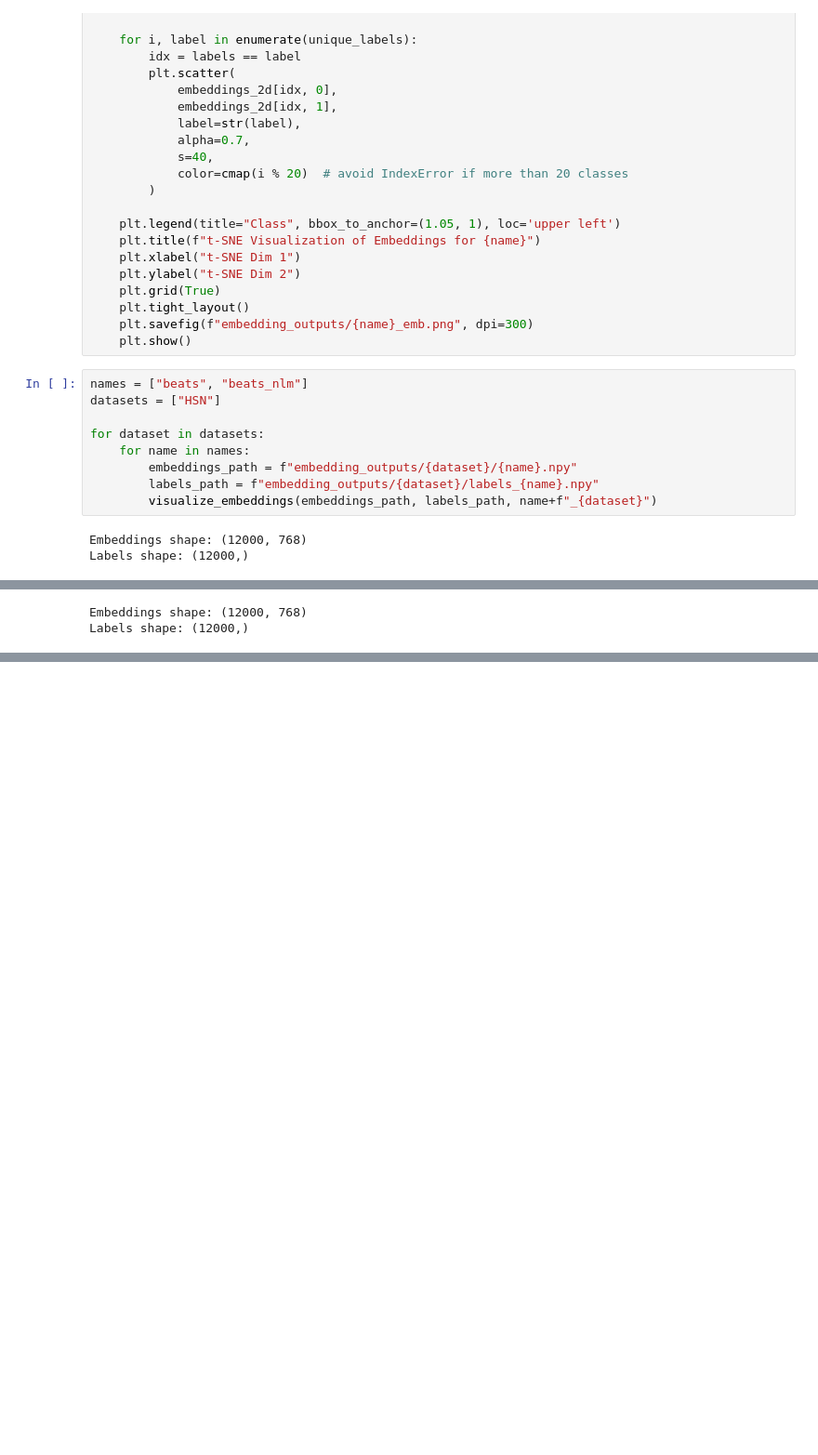
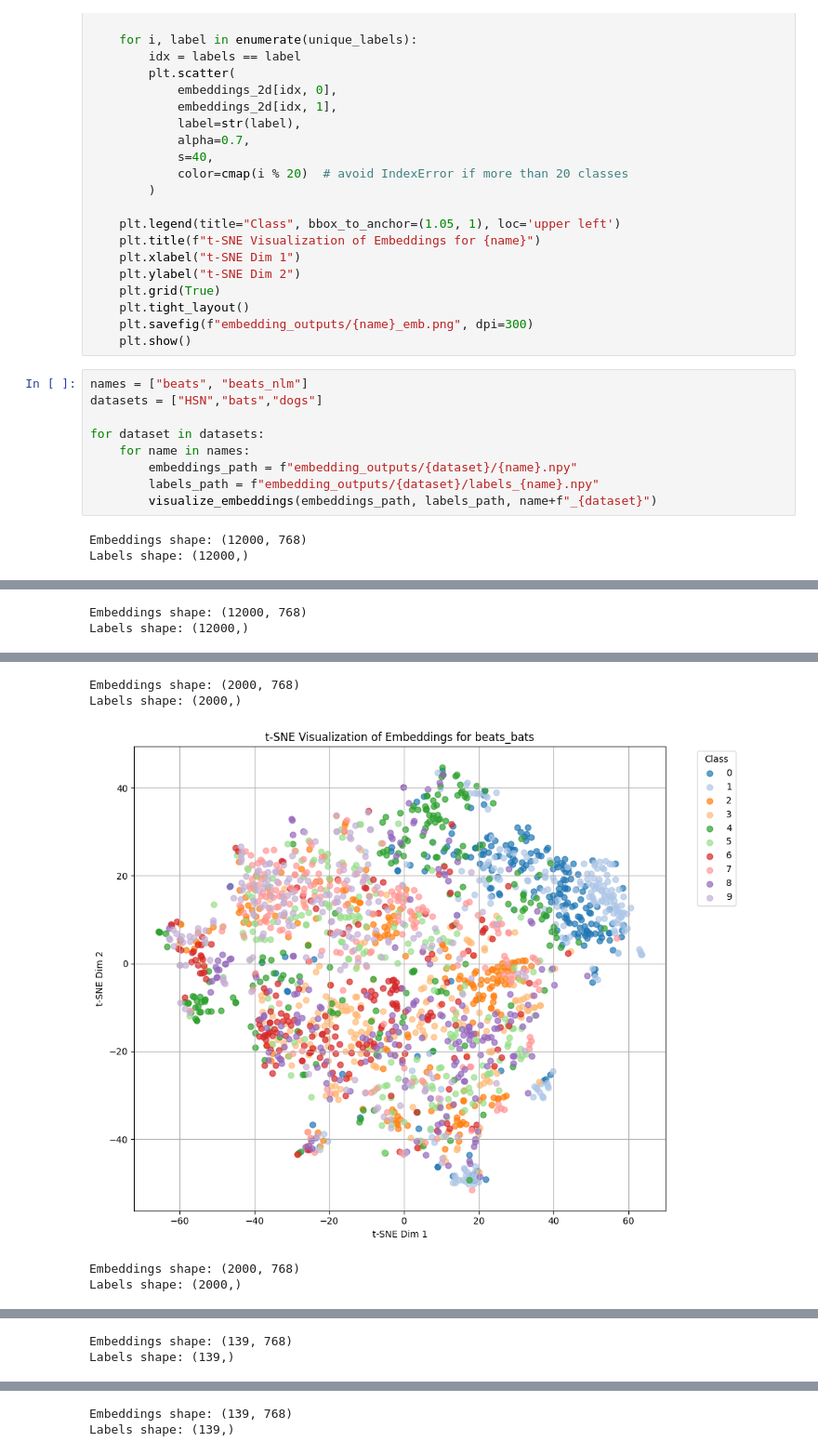
Before and after one commit to DBD-research-group/BioFoundation, a Jupyter notebook: projects/biofoundation/notebooks/Visualize-embeddings.ipynb, the cells around one changed output, grey strips where cells are left out. Shown at 93% size. Cells and saved outputs as stored; diff of their text form; blank space fills up the shorter version.

Commit message:
Added embedding notebook, embedding files, output images

```diff
--- a/projects/biofoundation/notebooks/Visualize-embeddings.ipynb
+++ b/projects/biofoundation/notebooks/Visualize-embeddings.ipynb
@@ -51,17 +53,22 @@ def visualize_embeddings(embeddings_path, labels_path,name):
     plt.show()
 # %%
 names = ["beats", "beats_nlm"]
-datasets = ["HSN"]
+datasets = ["HSN","bats","dogs"]
 
 for dataset in datasets:
     for name in names:
         embeddings_path = f"embedding_outputs/{dataset}/{name}.npy"
         labels_path = f"embedding_outputs/{dataset}/labels_{name}.npy"
         visualize_embeddings(embeddings_path, labels_path, name+f"_{dataset}")
 # %% [output]
 Embeddings shape: (12000, 768)
 Labels shape: (12000,)
 [figure]
 Embeddings shape: (12000, 768)
 Labels shape: (12000,)
 [figure]
+Embeddings shape: (2000, 768)
+Labels shape: (2000,)
+[figure, added]
+Embeddings shape: (2000, 768)
+Labels shape: (2000,)
@@ -67,0 +76,2 @@ Labels shape: (12000,)
+Embeddings shape: (139, 768)
+Labels shape: (139,)
@@ -67,0 +79,2 @@ Labels shape: (12000,)
+Embeddings shape: (139, 768)
+Labels shape: (139,)
```
Also changed, not shown: parts of 2 cells of this notebook, 14 other files.
